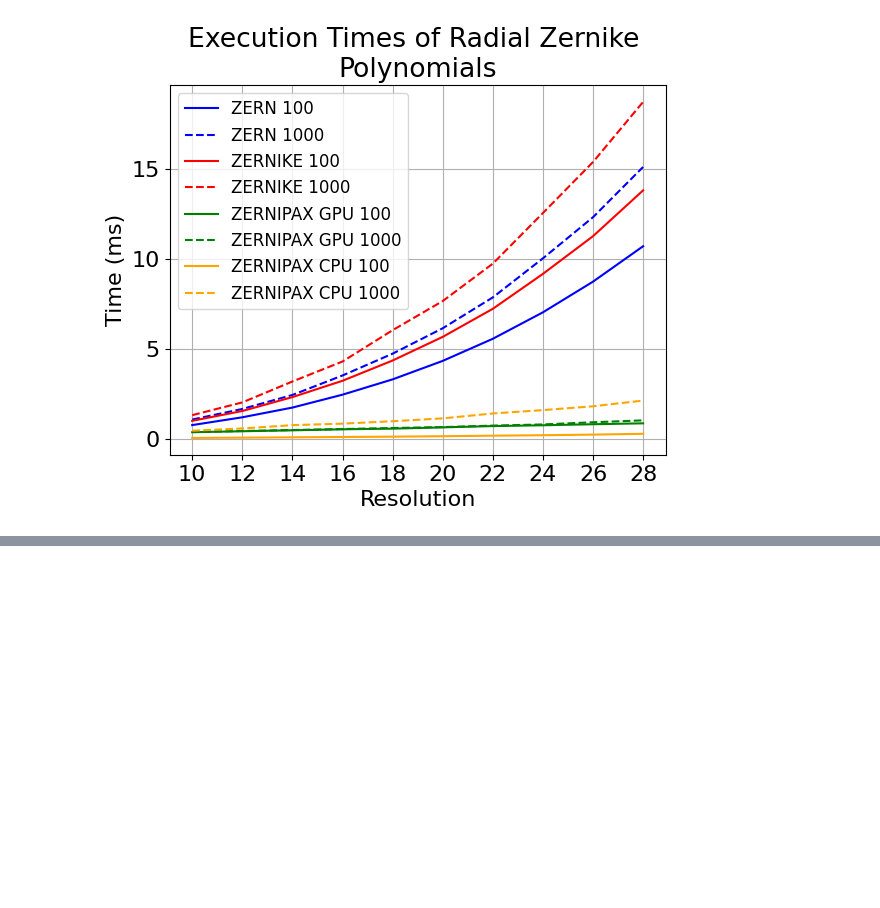
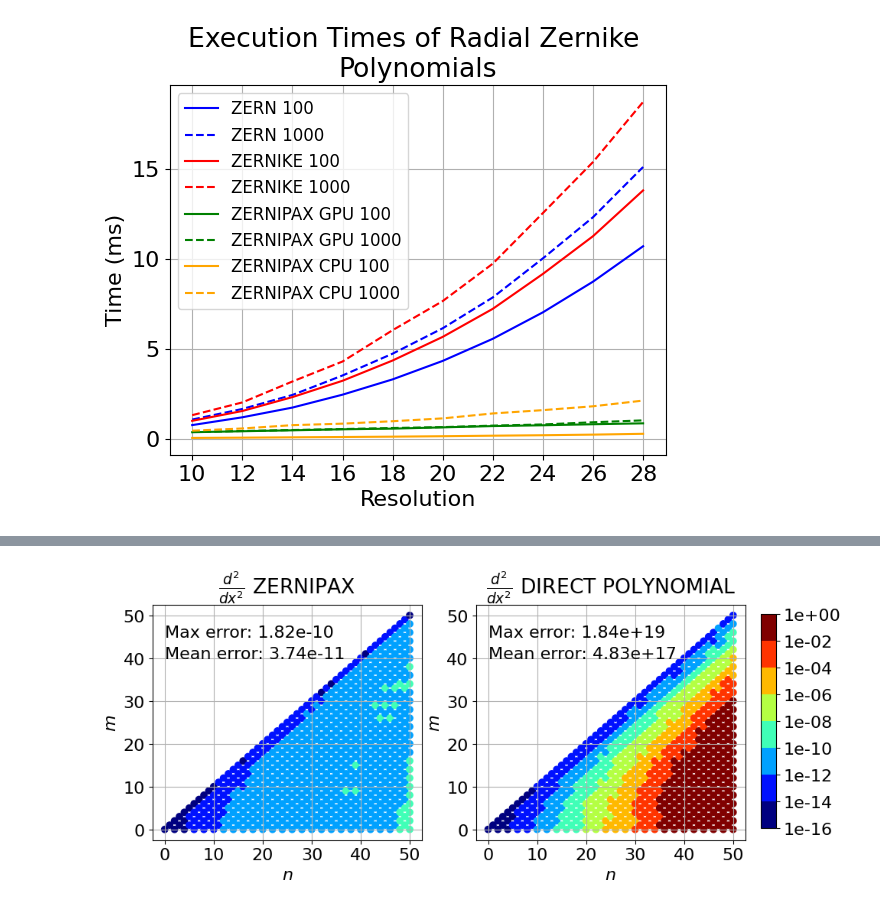
Before and after one commit to PlasmaControl/Zernike-Paper, a Jupyter notebook: paper_plots.ipynb, the cells around one changed output, grey strips where cells are left out. Saved outputs shown, nothing was run; the diff lists cells and outputs as text; code cells hidden in the pictures; blank space fills up the shorter version.

```diff
--- a/paper_plots.ipynb
+++ b/paper_plots.ipynb
@@ -131,0 +194,13 @@ plt.savefig("001_all_t_compare_low_res.png", dpi=1000, bbox_inches='tight')
+# %%
+plot_comparison(
+    zt2,
+    (zr2, zp2),
+    basis,
+    dx=2,
+    type="absolute",
+    names=("$\\frac{d^2}{dx^2}$ ZERNIPAX", "$\\frac{d^2}{dx^2}$ DIRECT POLYNOMIAL"),
+    print_error=True,
+)
+plt.savefig("acc2.png", dpi=1000, bbox_inches='tight')
+# %% [output]
+[figure, added]
```
Also changed, not shown: parts of 5 cells of this notebook, 2 other files.
